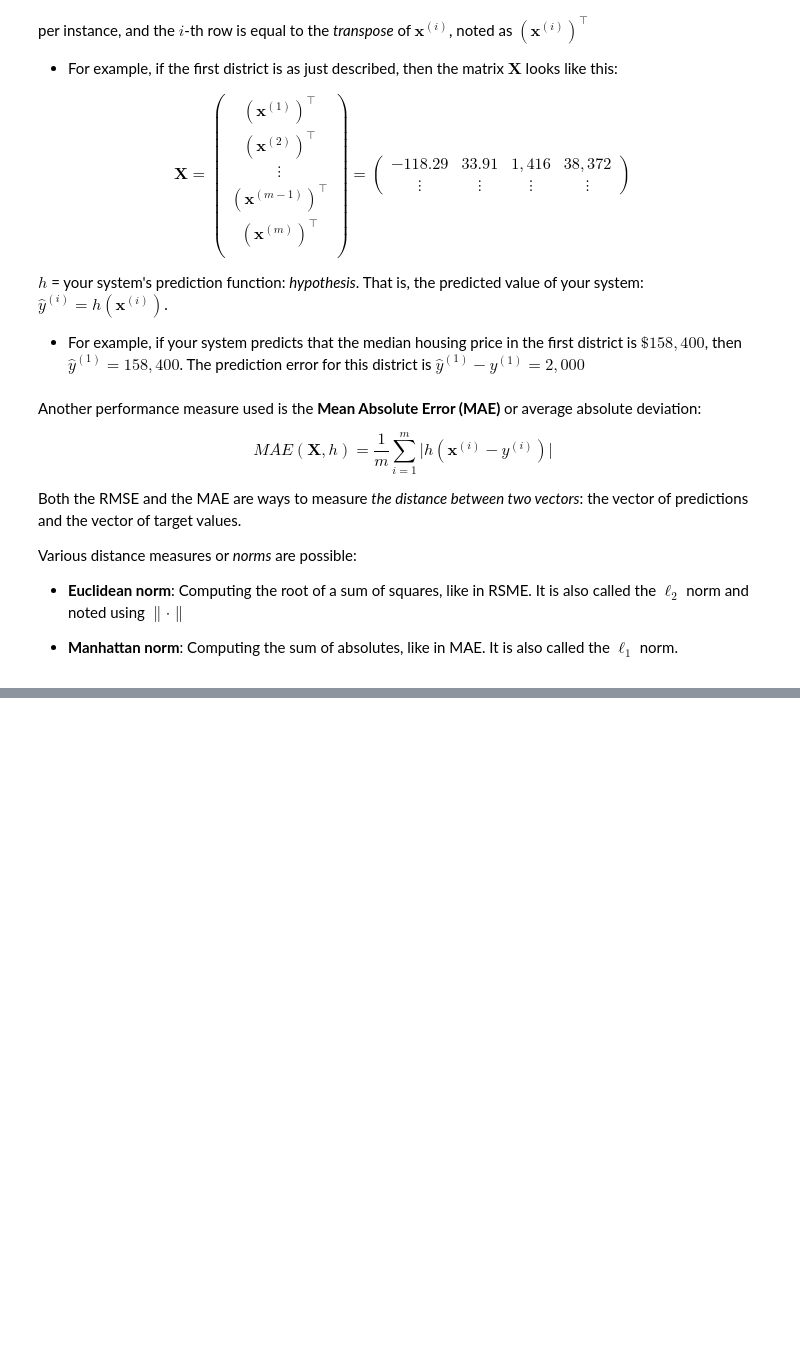
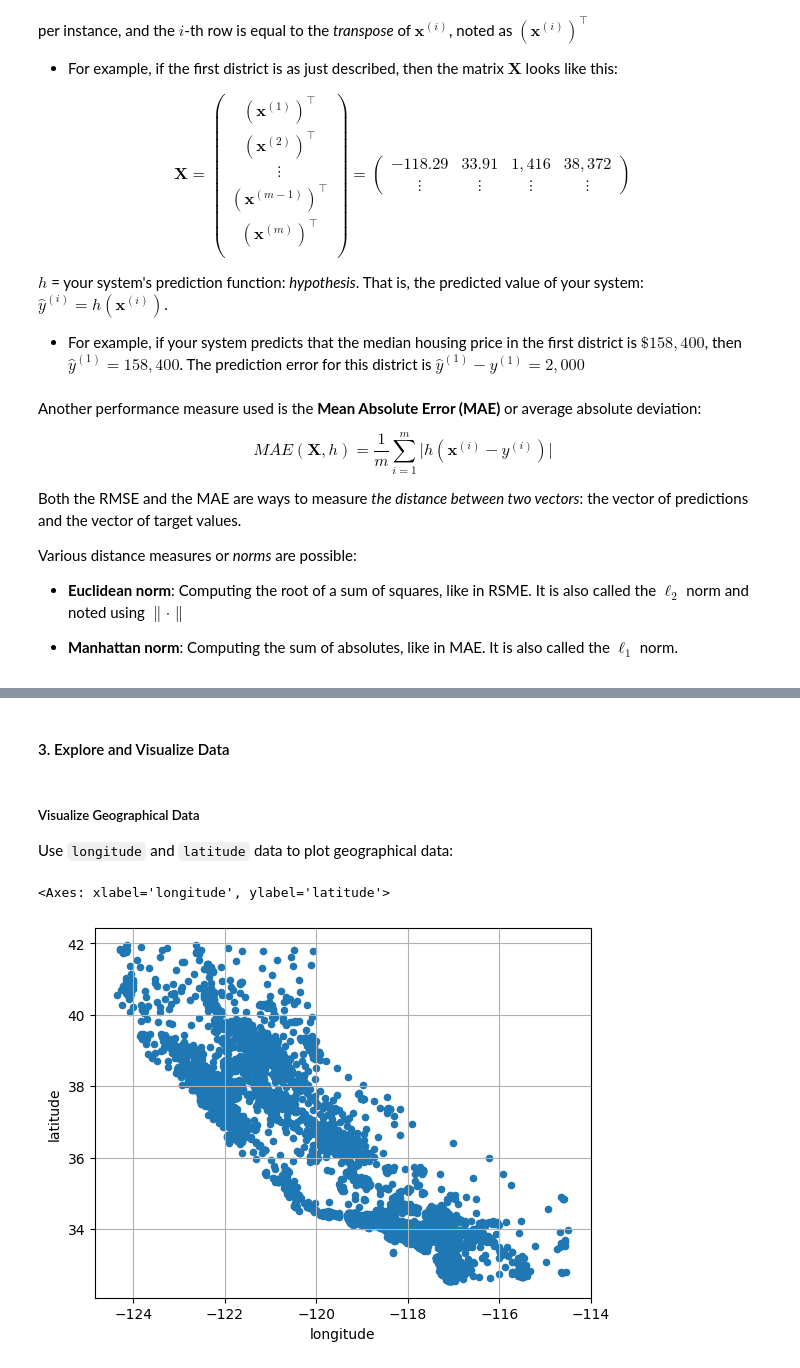
Before and after one commit to scaceresg/course-data-structures-py, a Jupyter notebook: sklearn-ageron.ipynb, the cells around one changed output, grey strips where cells are left out. Drawn from its saved outputs; the diff is of its cells as text; code cells hidden in the pictures; blank space fills up the shorter version.

```diff
--- a/sklearn-ageron.ipynb
+++ b/sklearn-ageron.ipynb
@@ -167,0 +466,9 @@ Various distance measures or *norms* are possible:
+# %%
+# Using `train_test_split(stratify=)`
+train_set_strat, test_set_strat = train_test_split(housing,
+                                                   test_size=0.2,
+                                                   stratify=housing['income_cat'],
+                                                   random_state=42)
+
+# Check if it works as expected
+test_set_strat['income_cat'].value_counts()/len(test_set_strat)
@@ -167,0 +500,15 @@ Various distance measures or *norms* are possible:
+# %% [markdown]
+#### 3. Explore and Visualize Data
+# %%
+# Create a copy of the train set
+housing = train_set_strat.copy()
+# %% [markdown]
+##### Visualize Geographical Data
+
+Use `longitude` and `latitude` data to plot geographical data:
+# %%
+%matplotlib inline
+housing.plot(kind='scatter', x='longitude', y='latitude', grid=True)
+# %% [output]
+<Axes: xlabel='longitude', ylabel='latitude'>
+[figure, added]
```
Also changed, not shown: parts of 58 cells of this notebook.
